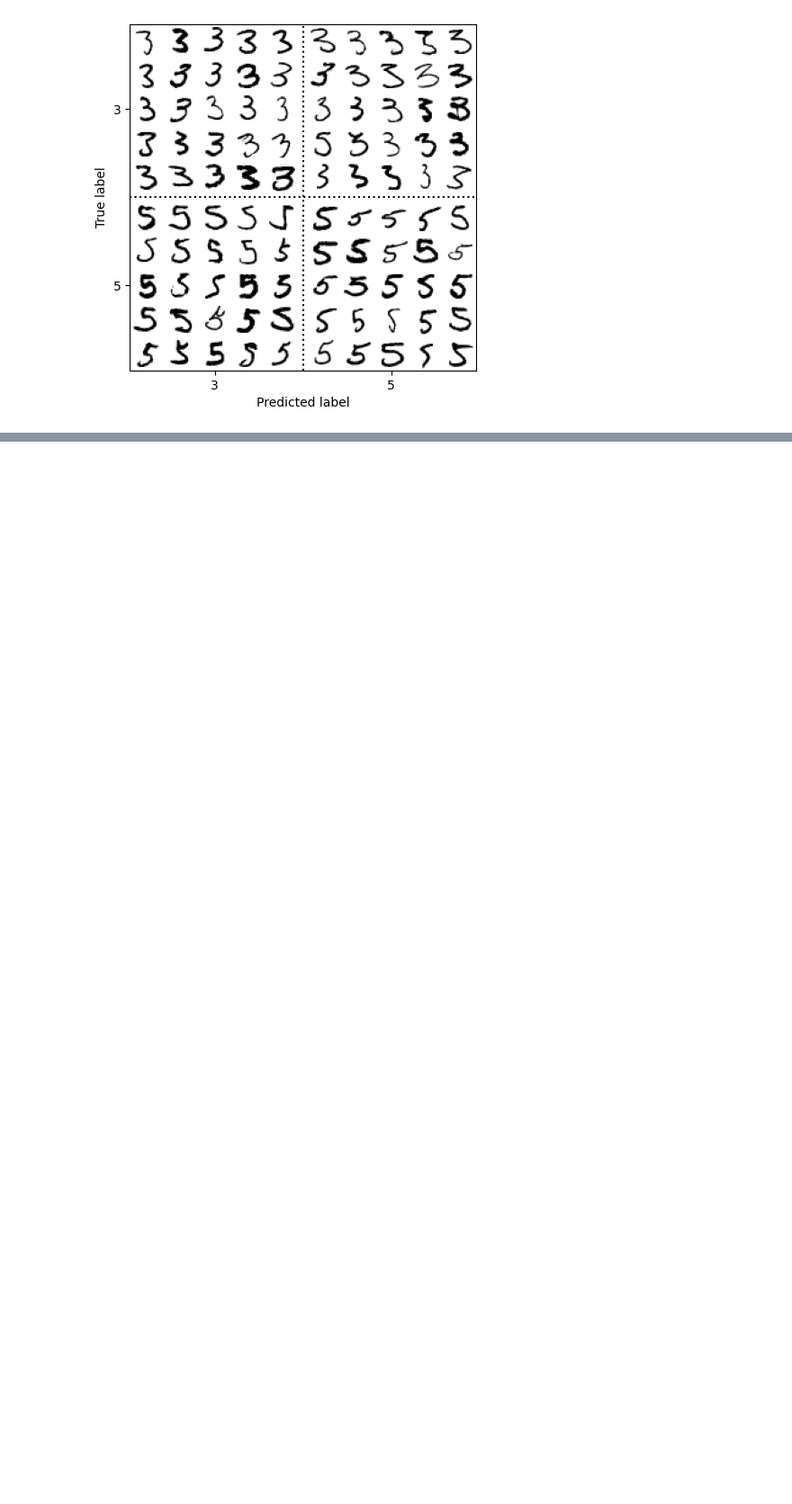
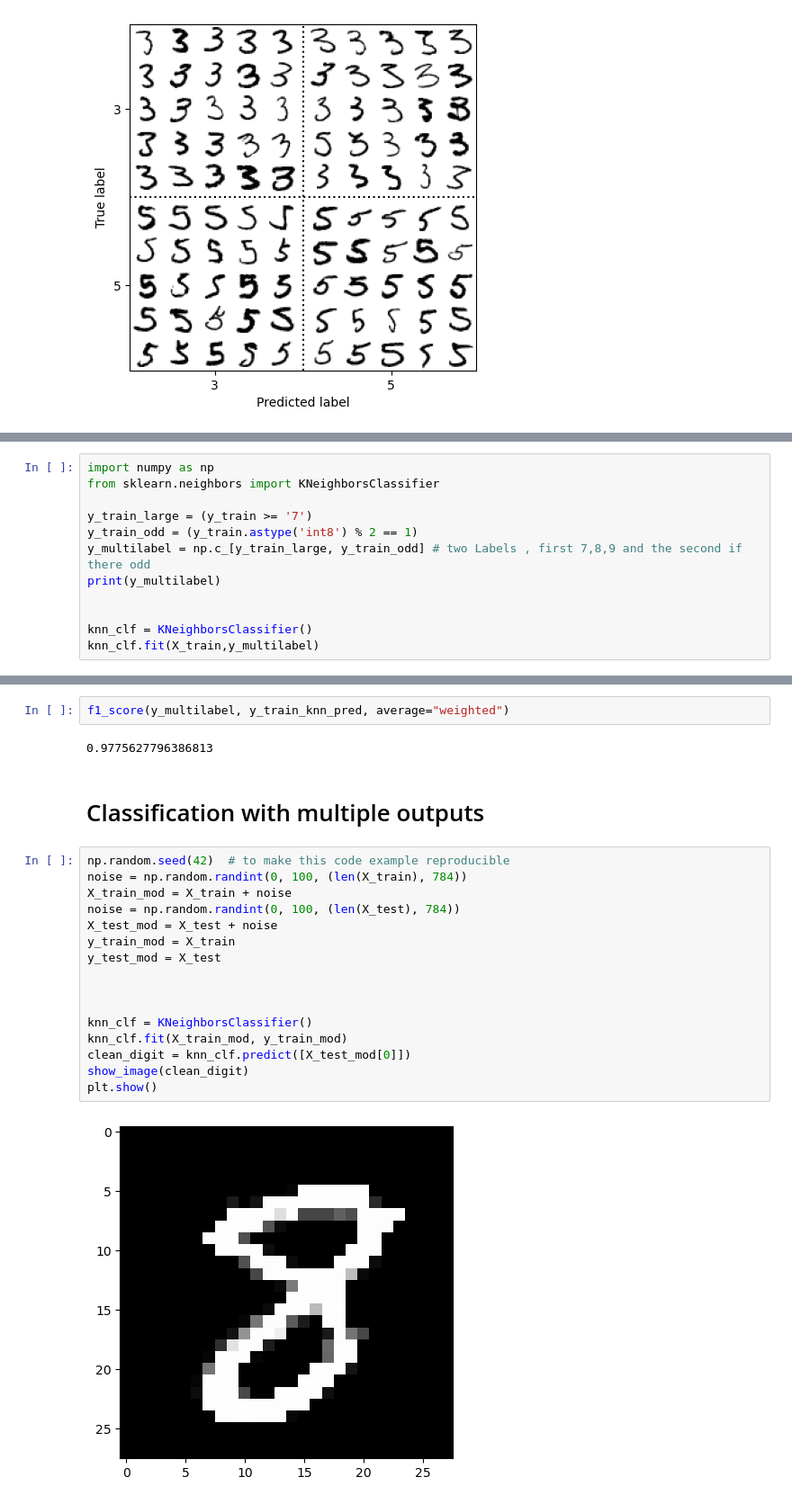
Before and after one commit to mailmezorro/handsOnMachineLearning, a Jupyter notebook: Chapter2_Mnist/mnist.ipynb, the cells around one changed output, grey strips where cells are left out. Shown at 90% size. Saved outputs shown, nothing was run; the diff lists cells and outputs as text; blank space fills up the shorter version.

Commit message:
classifications playground, more categories

```diff
--- a/Chapter2_Mnist/mnist.ipynb
+++ b/Chapter2_Mnist/mnist.ipynb
@@ -503,0 +506,12 @@ plt.show()
+# %%
+import numpy as np
+from sklearn.neighbors import KNeighborsClassifier
+
+y_train_large = (y_train >= '7')
+y_train_odd = (y_train.astype('int8') % 2 == 1)
+y_multilabel = np.c_[y_train_large, y_train_odd] # two Labels , first 7,8,9 and the second if there odd
+print(y_multilabel)
+
+
+knn_clf = KNeighborsClassifier()
+knn_clf.fit(X_train,y_multilabel)
@@ -503,0 +537,24 @@ plt.show()
+# %%
+f1_score(y_multilabel, y_train_knn_pred, average="weighted")
+# %% [output]
+0.9775627796386813
+# %% [markdown]
+# Classification with multiple outputs
+# %%
+np.random.seed(42)  # to make this code example reproducible
+noise = np.random.randint(0, 100, (len(X_train), 784))
+X_train_mod = X_train + noise
+noise = np.random.randint(0, 100, (len(X_test), 784))
+X_test_mod = X_test + noise
+y_train_mod = X_train
+y_test_mod = X_test
+
+
+
+knn_clf = KNeighborsClassifier()
+knn_clf.fit(X_train_mod, y_train_mod)
+clean_digit = knn_clf.predict([X_test_mod[0]])
+show_image(clean_digit)
+plt.show()
+# %% [output]
+[figure, added]
```
Also changed, not shown: parts of 4 cells of this notebook.
